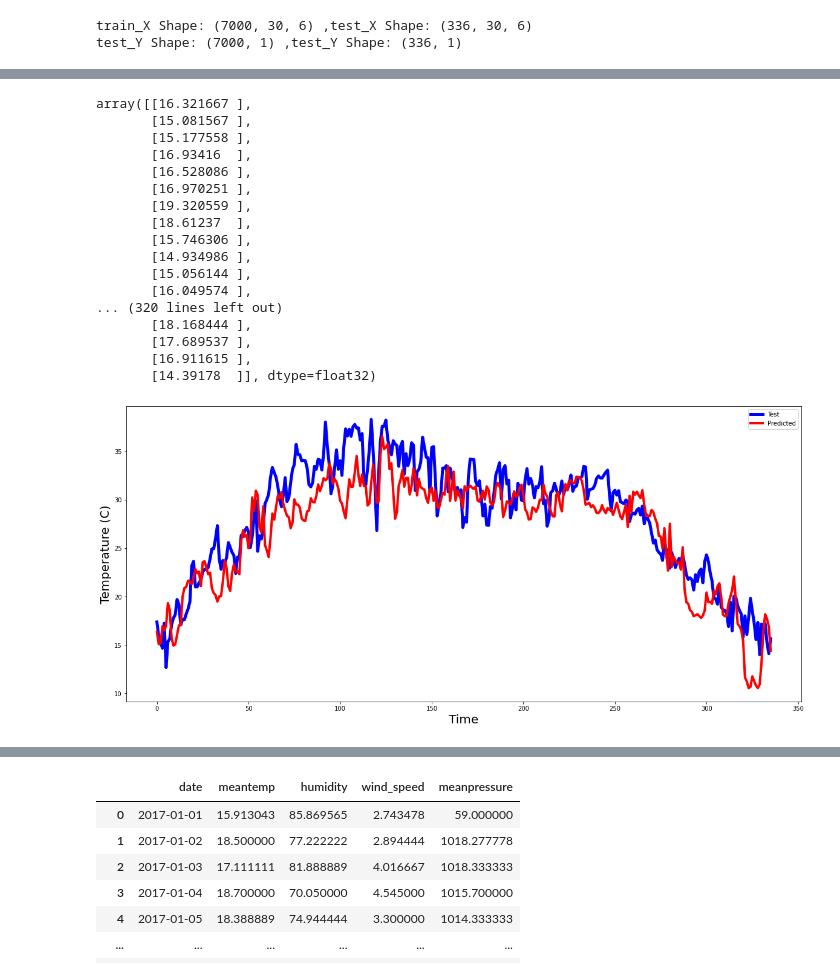
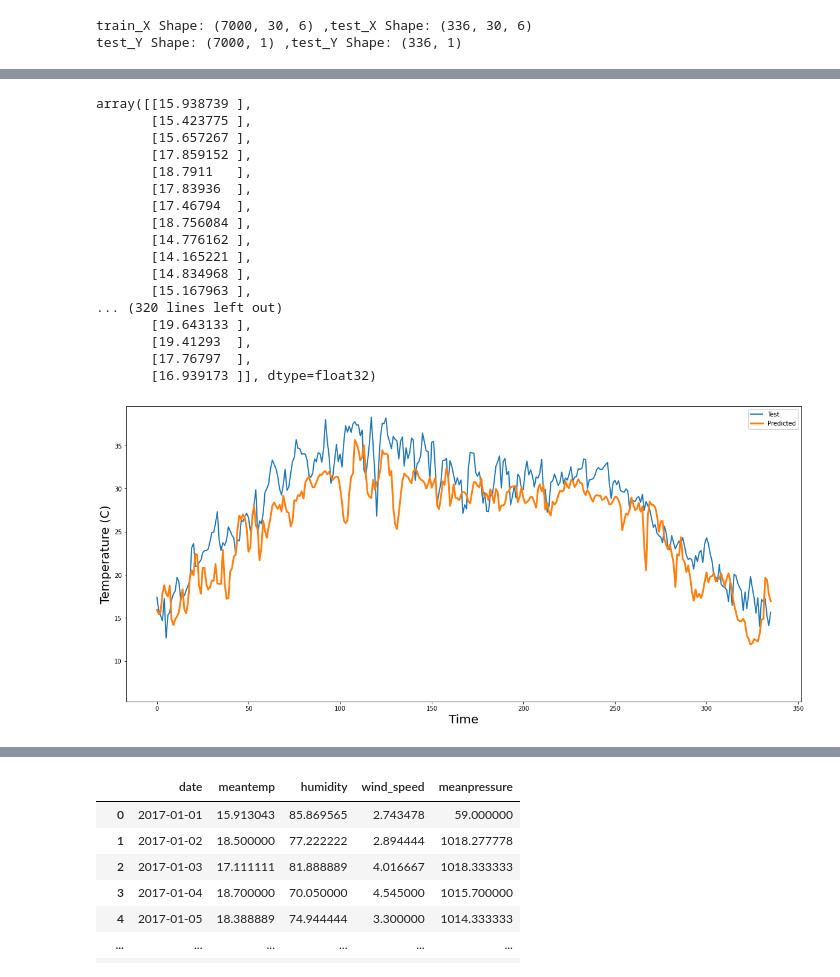
Before and after one commit to i-shitizkhanna/Time-Series-Forecasting, a Jupyter notebook: Regression Model.ipynb, the cells around one changed output, grey strips where cells are left out. Cells and saved outputs as stored; diff of their text form; code cells hidden in the pictures.

```diff
--- a/Regression Model.ipynb
+++ b/Regression Model.ipynb
@@ -431,39 +430,43 @@ epoch=range(1,len(train_loss)+1)
 # %%
 plt.plot(epoch,train_loss)
 # %%
-model=models.load_model("model2_R.h5")
+model=models.load_model("Models/model2_R.h5")
 # %%
 temp_rs=model.predict(testR_X)
 # %%
 temp_rs=scaler2.inverse_transform(temp_rs)
 temp_rs
 # %% [output]
-array([[16.321667 ],
-       [15.081567 ],
-       [15.177558 ],
-       [16.93416  ],
-       [16.528086 ],
-       [16.970251 ],
-       [19.320559 ],
-       [18.61237  ],
-       [15.746306 ],
-       [14.934986 ],
-       [15.056144 ],
-       [16.049574 ],
+array([[15.938739 ],
+       [15.423775 ],
+       [15.657267 ],
+       [17.859152 ],
+       [18.7911   ],
+       [17.83936  ],
+       [17.46794  ],
+       [18.756084 ],
+       [14.776162 ],
+       [14.165221 ],
+       [14.834968 ],
+       [15.167963 ],
 ... (320 lines left out)
-       [18.168444 ],
-       [17.689537 ],
-       [16.911615 ],
-       [14.39178  ]], dtype=float32)
+       [19.643133 ],
+       [19.41293  ],
+       [17.76797  ],
+       [16.939173 ]], dtype=float32)
 # %%
 testR_Y_inv=scaler2.inverse_transform(testR_Y)
 # %%
+scale_factor=0.5
 plt.figure(figsize=(20,9))
-plt.plot(testR_Y_inv , 'blue', linewidth=5)
-plt.plot(temp_rs,'r' , linewidth=4)
+plt.plot(testR_Y_inv ,linewidth=2)
+plt.plot(temp_rs,linewidth=3)
+ymin,ymax=plt.ylim()
+plt.ylim(ymin * scale_factor, ymax)
 plt.xlabel("Time", fontsize=20)
 plt.ylabel("Temperature (C)", fontsize=20)
 plt.legend(('Test','Predicted'))
+plt.savefig('Plots/Regression_Model.png')
 plt.show()
 # %% [output]
-[figure, old version]
+[figure, new version]
```
Also changed, not shown: parts of 12 cells of this notebook, 9 other files.
